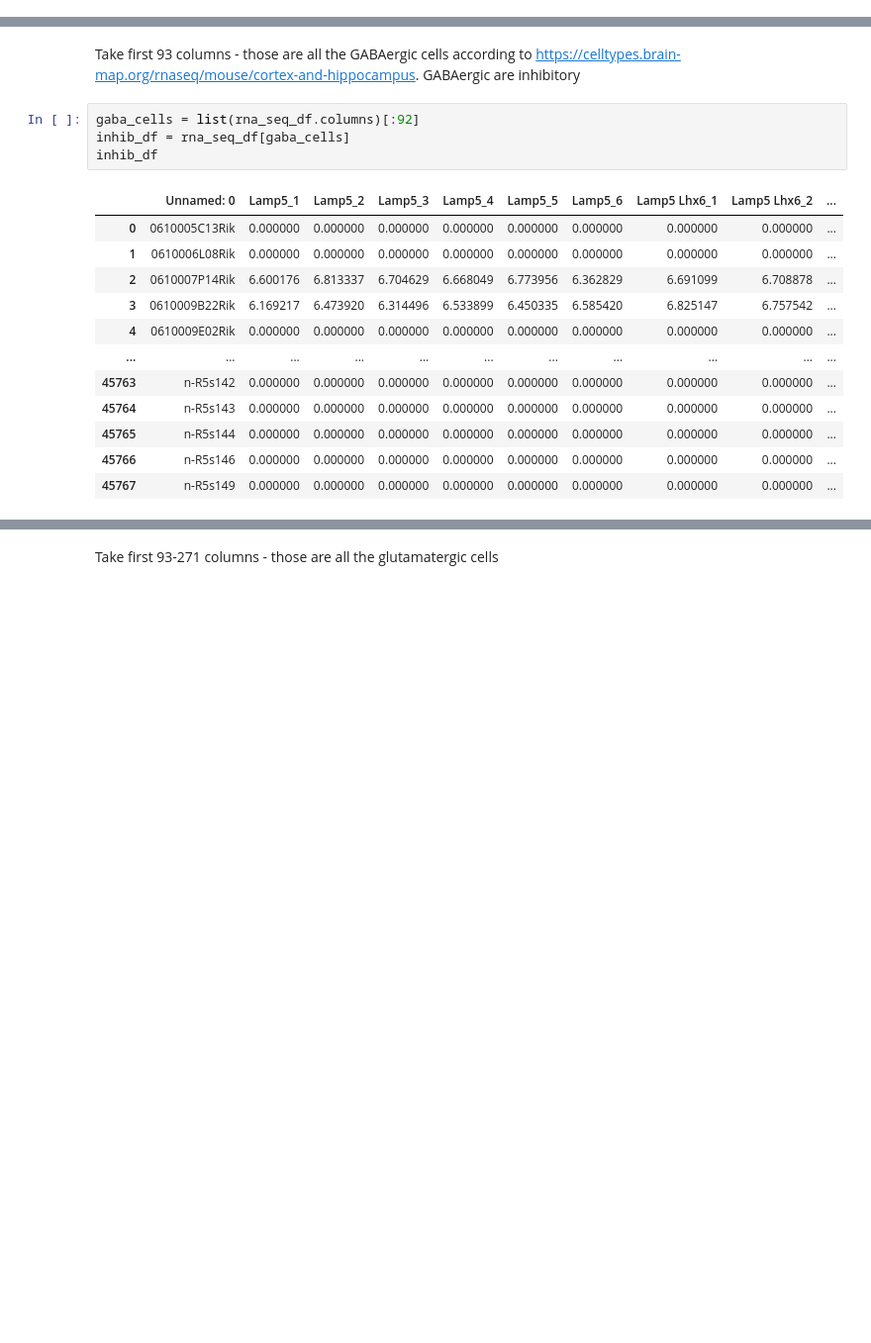
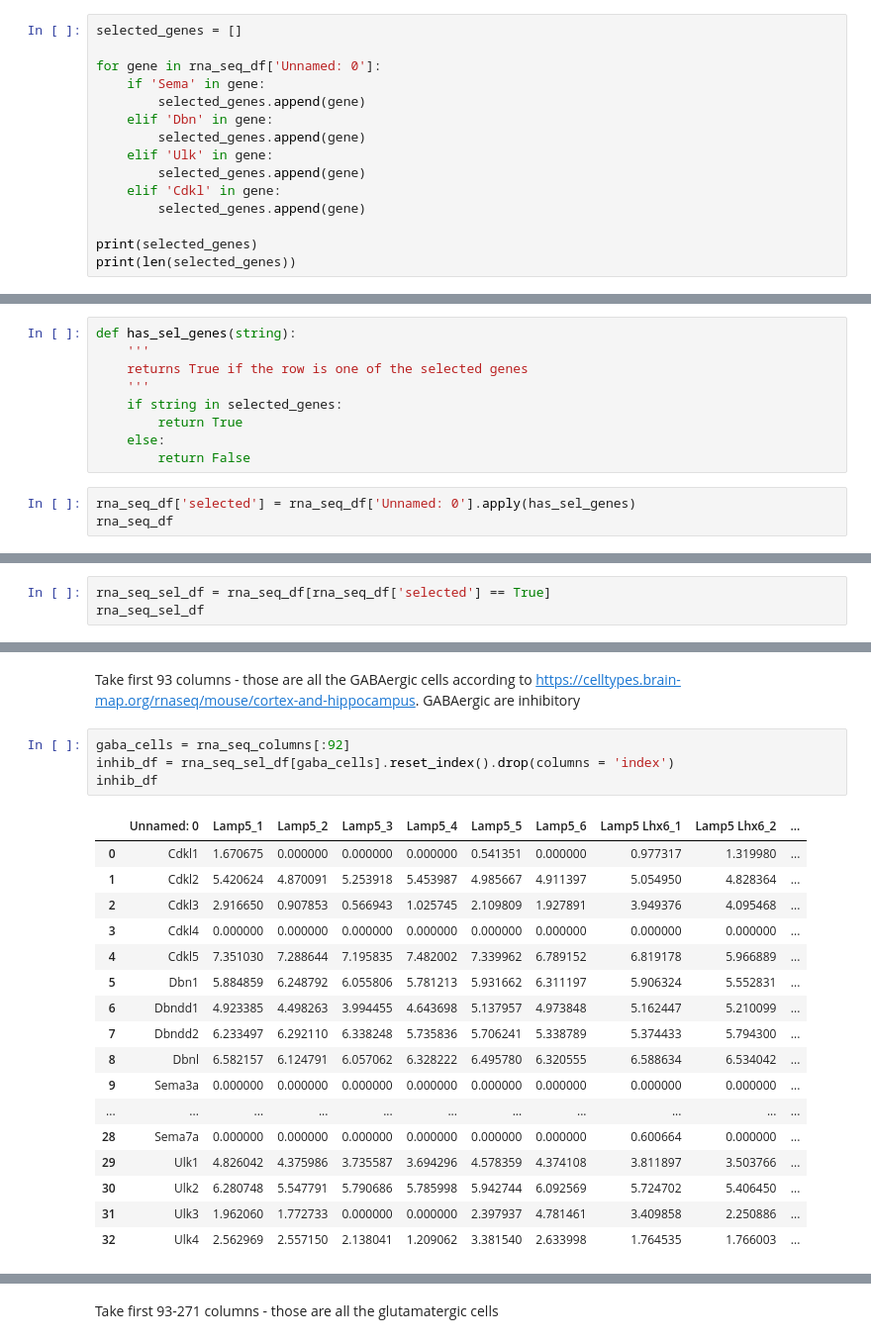
Before and after one commit to bijoudej/BIPN162_FinalProject, a Jupyter notebook: Final_Project_Master.ipynb, the cells around one changed output, grey strips where cells are left out. Shown: that part at 99% size. Cells and saved outputs as stored; diff of their text form; blank space fills up the shorter version.

Commit message:
selected genes and ttests

```diff
--- a/Final_Project_Master.ipynb
+++ b/Final_Project_Master.ipynb
@@ -44,0 +27,15 @@ list(rna_seq_df.columns)
+# %%
+selected_genes = []
+
+for gene in rna_seq_df['Unnamed: 0']:
+    if 'Sema' in gene:
+        selected_genes.append(gene)
+    elif 'Dbn' in gene:
+        selected_genes.append(gene)
+    elif 'Ulk' in gene:
+        selected_genes.append(gene)
+    elif 'Cdkl' in gene:
+        selected_genes.append(gene)
+
+print(selected_genes)
+print(len(selected_genes))
@@ -44,0 +45,12 @@ list(rna_seq_df.columns)
+# %%
+def has_sel_genes(string):
+    '''
+    returns True if the row is one of the selected genes
+    '''
+    if string in selected_genes:
+        return True
+    else:
+        return False
+# %%
+rna_seq_df['selected'] = rna_seq_df['Unnamed: 0'].apply(has_sel_genes)
+rna_seq_df
@@ -44,0 +71,3 @@ list(rna_seq_df.columns)
+# %%
+rna_seq_sel_df = rna_seq_df[rna_seq_df['selected'] == True]
+rna_seq_sel_df
@@ -45,19 +93,24 @@ list(rna_seq_df.columns)
 # %% [markdown]
 Take first 93 columns - those are all the GABAergic cells according to https://celltypes.brain-map.org/rnaseq/mouse/cortex-and-hippocampus. GABAergic are inhibitory
 # %%
-gaba_cells = list(rna_seq_df.columns)[:92]
-inhib_df = rna_seq_df[gaba_cells]
+gaba_cells = rna_seq_columns[:92]
+inhib_df = rna_seq_sel_df[gaba_cells].reset_index().drop(columns = 'index')
 inhib_df
 # %% [output]
 |  | Unnamed: 0 | Lamp5_1 | Lamp5_2 | Lamp5_3 | Lamp5_4 | Lamp5_5 | Lamp5_6 | Lamp5 Lhx6_1 | Lamp5 Lhx6_2 | ... |
-| 0 | 0610005C13Rik | 0.000000 | 0.000000 | 0.000000 | 0.000000 | 0.000000 | 0.000000 | 0.000000 | 0.000000 | ... |
-| 1 | 0610006L08Rik | 0.000000 | 0.000000 | 0.000000 | 0.000000 | 0.000000 | 0.000000 | 0.000000 | 0.000000 | ... |
-| 2 | 0610007P14Rik | 6.600176 | 6.813337 | 6.704629 | 6.668049 | 6.773956 | 6.362829 | 6.691099 | 6.708878 | ... |
-| 3 | 0610009B22Rik | 6.169217 | 6.473920 | 6.314496 | 6.533899 | 6.450335 | 6.585420 | 6.825147 | 6.757542 | ... |
-| 4 | 0610009E02Rik | 0.000000 | 0.000000 | 0.000000 | 0.000000 | 0.000000 | 0.000000 | 0.000000 | 0.000000 | ... |
+| 0 | Cdkl1 | 1.670675 | 0.000000 | 0.000000 | 0.000000 | 0.541351 | 0.000000 | 0.977317 | 1.319980 | ... |
+| 1 | Cdkl2 | 5.420624 | 4.870091 | 5.253918 | 5.453987 | 4.985667 | 4.911397 | 5.054950 | 4.828364 | ... |
+| 2 | Cdkl3 | 2.916650 | 0.907853 | 0.566943 | 1.025745 | 2.109809 | 1.927891 | 3.949376 | 4.095468 | ... |
+| 3 | Cdkl4 | 0.000000 | 0.000000 | 0.000000 | 0.000000 | 0.000000 | 0.000000 | 0.000000 | 0.000000 | ... |
+| 4 | Cdkl5 | 7.351030 | 7.288644 | 7.195835 | 7.482002 | 7.339962 | 6.789152 | 6.819178 | 5.966889 | ... |
+| 5 | Dbn1 | 5.884859 | 6.248792 | 6.055806 | 5.781213 | 5.931662 | 6.311197 | 5.906324 | 5.552831 | ... |
+| 6 | Dbndd1 | 4.923385 | 4.498263 | 3.994455 | 4.643698 | 5.137957 | 4.973848 | 5.162447 | 5.210099 | ... |
+| 7 | Dbndd2 | 6.233497 | 6.292110 | 6.338248 | 5.735836 | 5.706241 | 5.338789 | 5.374433 | 5.794300 | ... |
+| 8 | Dbnl | 6.582157 | 6.124791 | 6.057062 | 6.328222 | 6.495780 | 6.320555 | 6.588634 | 6.534042 | ... |
+| 9 | Sema3a | 0.000000 | 0.000000 | 0.000000 | 0.000000 | 0.000000 | 0.000000 | 0.000000 | 0.000000 | ... |
 | ... | ... | ... | ... | ... | ... | ... | ... | ... | ... | ... |
-| 45763 | n-R5s142 | 0.000000 | 0.000000 | 0.000000 | 0.000000 | 0.000000 | 0.000000 | 0.000000 | 0.000000 | ... |
-| 45764 | n-R5s143 | 0.000000 | 0.000000 | 0.000000 | 0.000000 | 0.000000 | 0.000000 | 0.000000 | 0.000000 | ... |
-| 45765 | n-R5s144 | 0.000000 | 0.000000 | 0.000000 | 0.000000 | 0.000000 | 0.000000 | 0.000000 | 0.000000 | ... |
-| 45766 | n-R5s146 | 0.000000 | 0.000000 | 0.000000 | 0.000000 | 0.000000 | 0.000000 | 0.000000 | 0.000000 | ... |
-| 45767 | n-R5s149 | 0.000000 | 0.000000 | 0.000000 | 0.000000 | 0.000000 | 0.000000 | 0.000000 | 0.000000 | ... |
+| 28 | Sema7a | 0.000000 | 0.000000 | 0.000000 | 0.000000 | 0.000000 | 0.000000 | 0.600664 | 0.000000 | ... |
+| 29 | Ulk1 | 4.826042 | 4.375986 | 3.735587 | 3.694296 | 4.578359 | 4.374108 | 3.811897 | 3.503766 | ... |
+| 30 | Ulk2 | 6.280748 | 5.547791 | 5.790686 | 5.785998 | 5.942744 | 6.092569 | 5.724702 | 5.406450 | ... |
+| 31 | Ulk3 | 1.962060 | 1.772733 | 0.000000 | 0.000000 | 2.397937 | 4.781461 | 3.409858 | 2.250886 | ... |
+| 32 | Ulk4 | 2.562969 | 2.557150 | 2.138041 | 1.209062 | 3.381540 | 2.633998 | 1.764535 | 1.766003 | ... |
```
Also changed, not shown: parts of 7 cells of this notebook.
